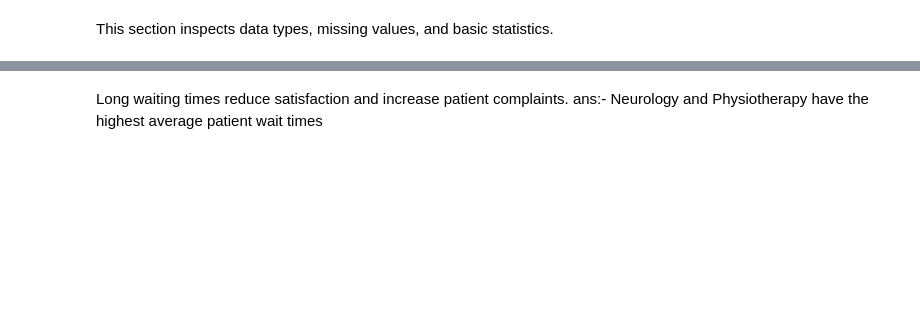
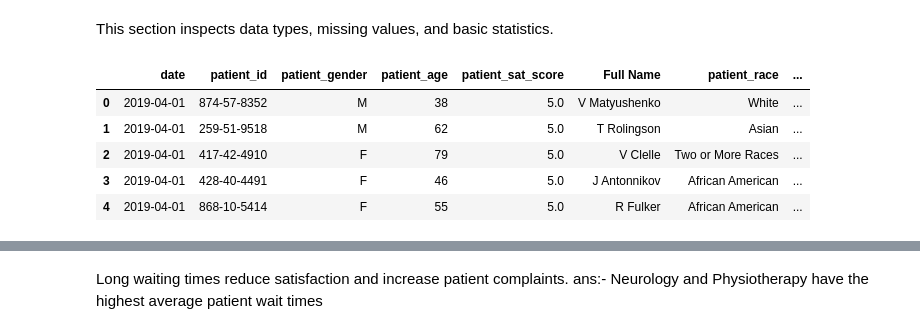
Before and after one commit to Snehalk275/Healthcare-Data-Analysis-using-PowerBI, a Jupyter notebook: Python_Analysis/healthcare_analysis.ipynb, the cells around one changed output, grey strips where cells are left out. Saved outputs shown, nothing was run; the diff lists cells and outputs as text; code cells hidden in the pictures; blank space fills up the shorter version.

```diff
--- a/Python_Analysis/healthcare_analysis.ipynb
+++ b/Python_Analysis/healthcare_analysis.ipynb
@@ -45,5 +64,15 @@ memory usage: 729.1+ KB
 # %% [markdown]
 This section inspects data types, missing values, and basic statistics.
+# %%
+
+df.head()
+# %% [output]
+|  | date | patient_id | patient_gender | patient_age | patient_sat_score | Full Name | patient_race | ... |
+| 0 | 2019-04-01 | 874-57-8352 | M | 38 | 5.0 | V Matyushenko | White | ... |
+| 1 | 2019-04-01 | 259-51-9518 | M | 62 | 5.0 | T Rolingson | Asian | ... |
+| 2 | 2019-04-01 | 417-42-4910 | F | 79 | 5.0 | V Clelle | Two or More Races | ... |
+| 3 | 2019-04-01 | 428-40-4491 | F | 46 | 5.0 | J Antonnikov | African American | ... |
+| 4 | 2019-04-01 | 868-10-5414 | F | 55 | 5.0 | R Fulker | African American | ... |
 # %%
 ## Which departments have the longest patient wait times?
 df.groupby("department_referral")["patient_waittime"].mean().sort_values(ascending=False)
```
Also changed, not shown: parts of 13 cells of this notebook.
